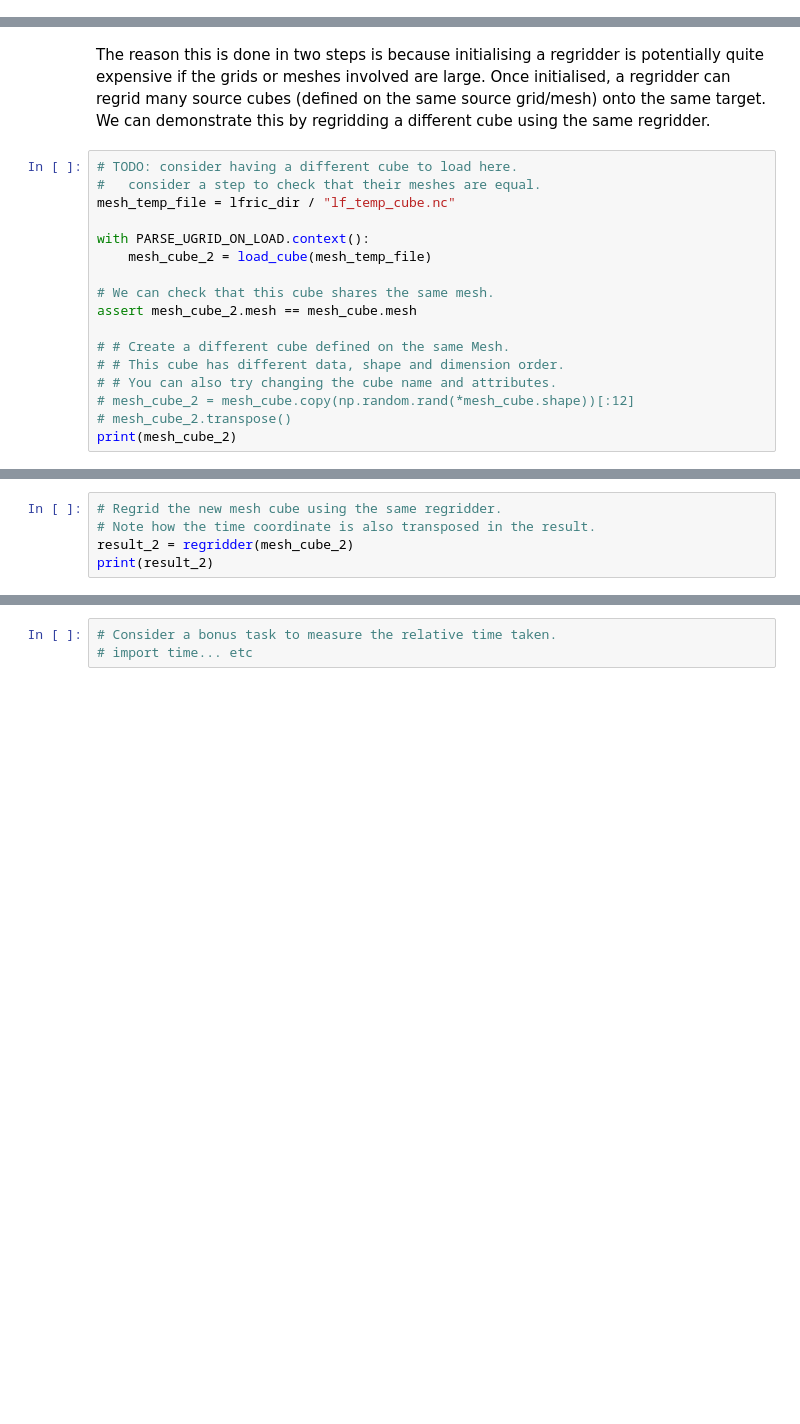
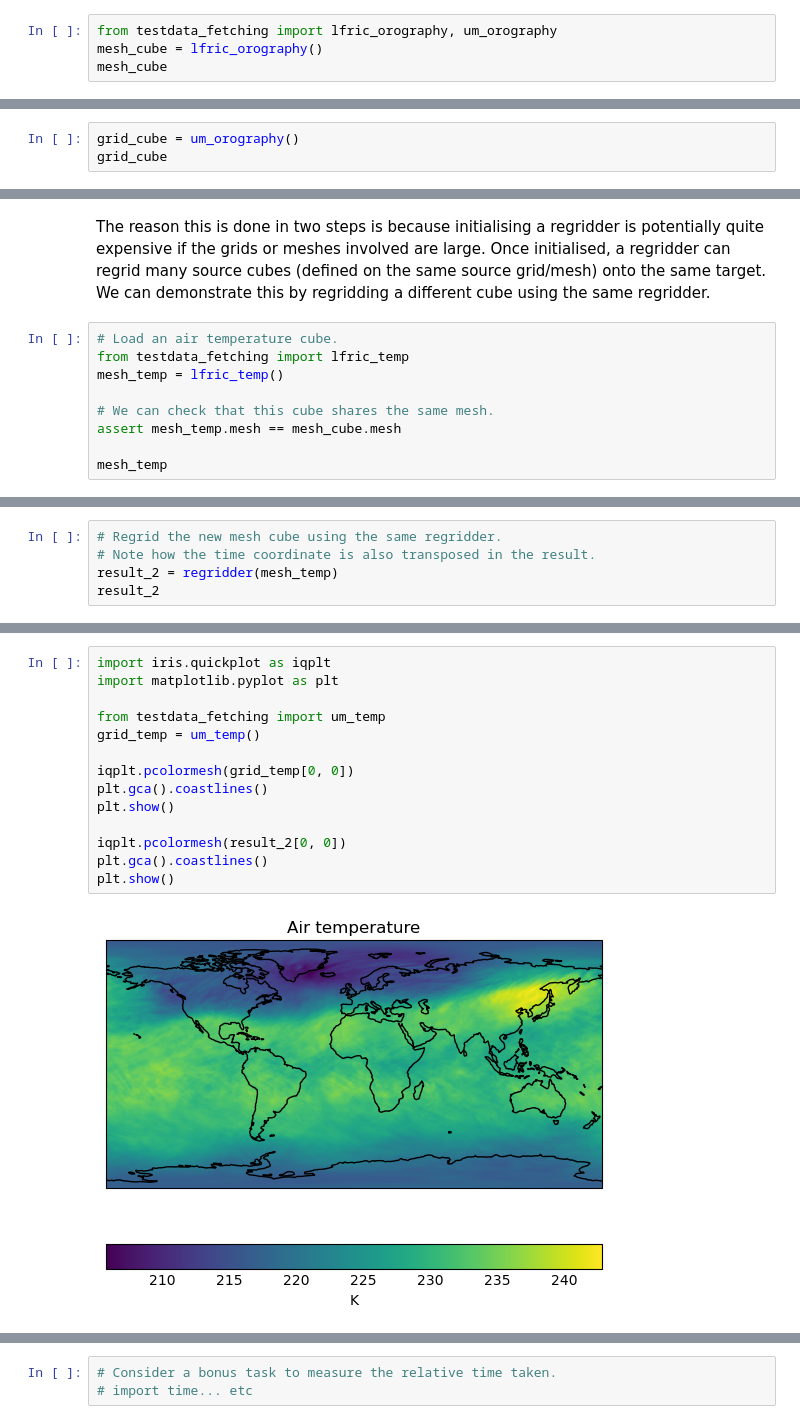
Before and after one commit to scitools-classroom/iris-mesh-tutorial, a Jupyter notebook: notebooks/Sec_05_Regridding.ipynb, the cells around one changed output, grey strips where cells are left out. Drawn from its saved outputs; the diff is of its cells as text; blank space fills up the shorter version.

```diff
--- a/notebooks/Sec_05_Regridding.ipynb
+++ b/notebooks/Sec_05_Regridding.ipynb
@@ -55,0 +19,4 @@ surface_altitude / (m)              (-- : 221184)
+# %%
+from testdata_fetching import lfric_orography, um_orography
+mesh_cube = lfric_orography()
+mesh_cube
@@ -55,0 +40,3 @@ surface_altitude / (m)              (-- : 221184)
+# %%
+grid_cube = um_orography()
+grid_cube
@@ -89,20 +93,12 @@ surface_altitude / (m)              (latitude: 480; longitude: 640)
 # %% [markdown]
 The reason this is done in two steps is because initialising a regridder is potentially quite expensive if the grids or meshes involved are large. Once initialised, a regridder can regrid many source cubes (defined on the same source grid/mesh) onto the same target. We can demonstrate this by regridding a different cube using the same regridder.
 # %%
-# TODO: consider having a different cube to load here.
-#   consider a step to check that their meshes are equal.
-mesh_temp_file = lfric_dir / "lf_temp_cube.nc"
-
-with PARSE_UGRID_ON_LOAD.context():
-    mesh_cube_2 = load_cube(mesh_temp_file)
+# Load an air temperature cube.
+from testdata_fetching import lfric_temp
+mesh_temp = lfric_temp()
 
 # We can check that this cube shares the same mesh.
-assert mesh_cube_2.mesh == mesh_cube.mesh
+assert mesh_temp.mesh == mesh_cube.mesh
 
-# # Create a different cube defined on the same Mesh.
-# # This cube has different data, shape and dimension order.
-# # You can also try changing the cube name and attributes.
-# mesh_cube_2 = mesh_cube.copy(np.random.rand(*mesh_cube.shape))[:12]
-# mesh_cube_2.transpose()
-print(mesh_cube_2)
+mesh_temp
 # %% [output]
@@ -126,6 +121,6 @@ air_temperature / (K)               (time: 24; pressure: 17; -- : 221184)
 # %%
 # Regrid the new mesh cube using the same regridder.
 # Note how the time coordinate is also transposed in the result.
-result_2 = regridder(mesh_cube_2)
-print(result_2)
+result_2 = regridder(mesh_temp)
+result_2
 # %% [output]
@@ -150,0 +156,16 @@ air_temperature / (K)               (time: 24; pressure: 17; latitude: 480; long
+# %%
+import iris.quickplot as iqplt
+import matplotlib.pyplot as plt
+
+from testdata_fetching import um_temp
+grid_temp = um_temp()
+
+iqplt.pcolormesh(grid_temp[0, 0])
+plt.gca().coastlines()
+plt.show()
+
+iqplt.pcolormesh(result_2[0, 0])
+plt.gca().coastlines()
+plt.show()
+# %% [output]
+[figure, added]
```
Also changed, not shown: parts of 17 cells of this notebook, 2 other files.
